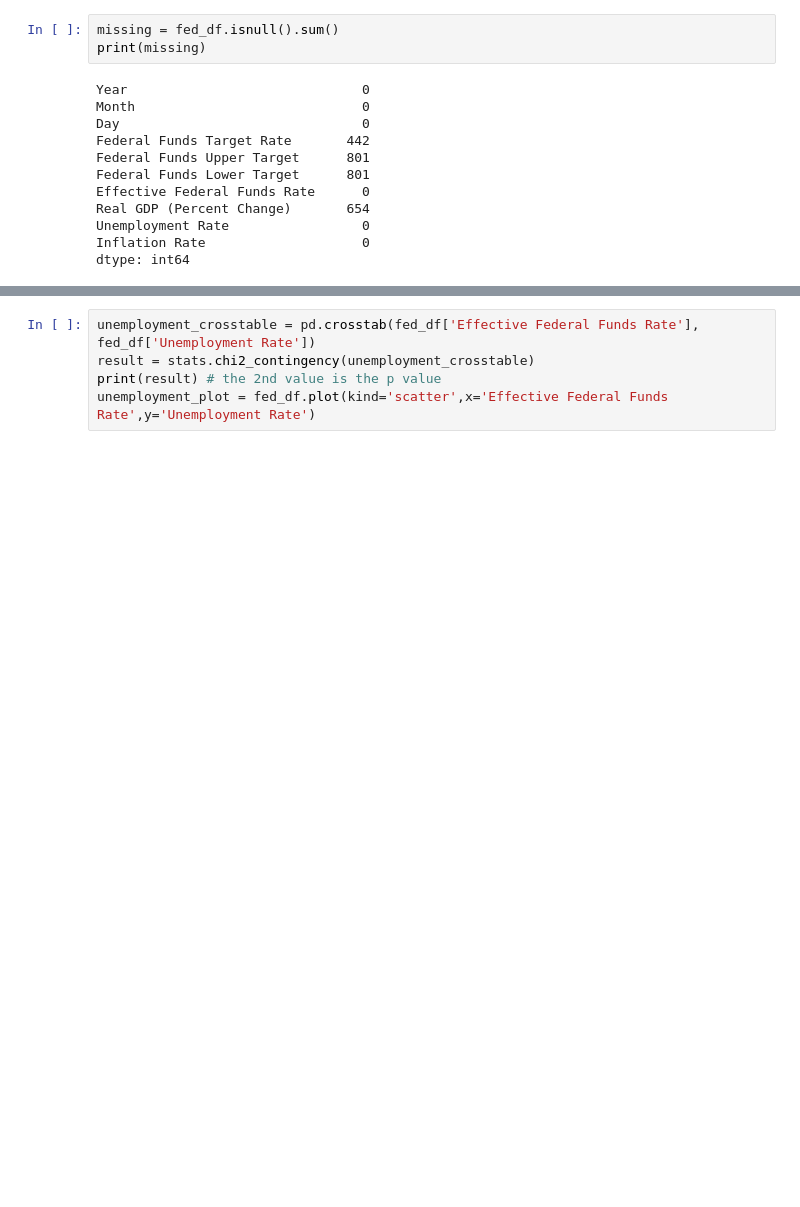
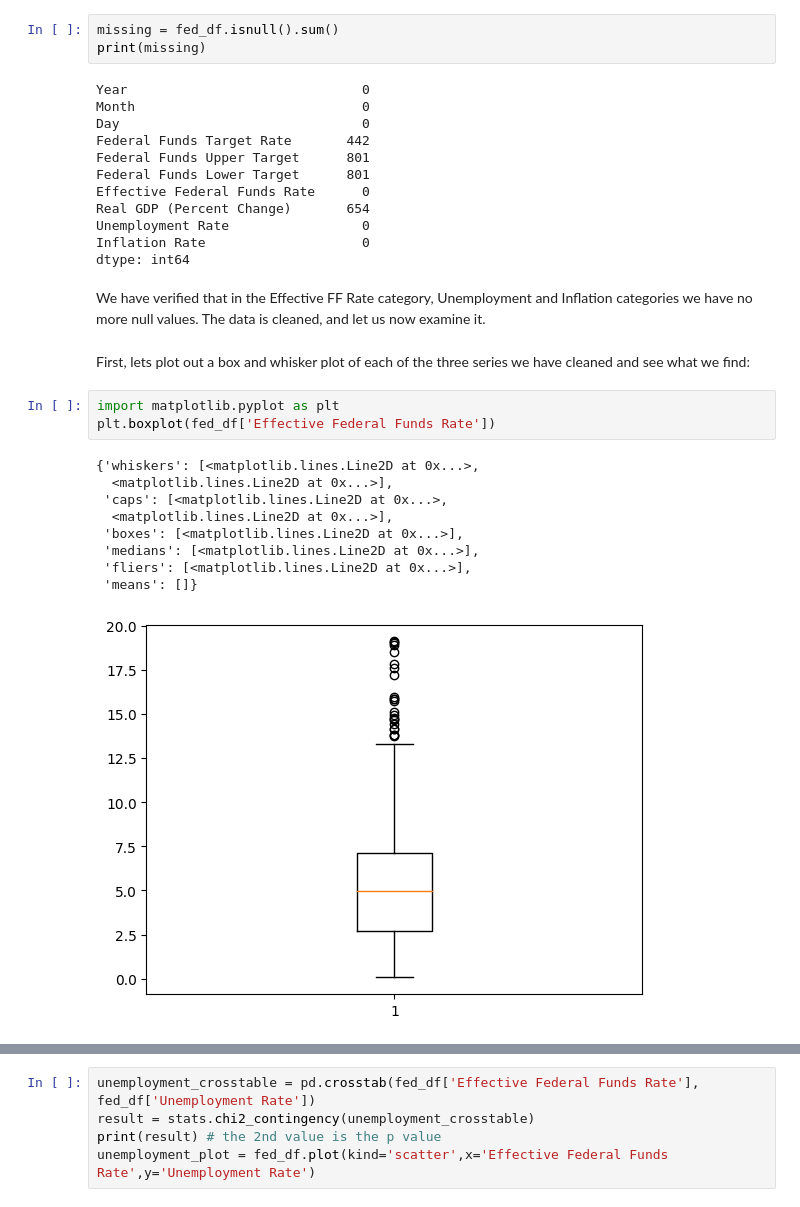
Before and after one commit to MosheKash/CMSC320FinalProject, a Jupyter notebook: Final_Project.ipynb, the cells around one changed output, grey strips where cells are left out. Cells and saved outputs as stored; diff of their text form; blank space fills up the shorter version.

```diff
--- a/Final_Project.ipynb
+++ b/Final_Project.ipynb
@@ -179,3 +205,20 @@ Real GDP (Percent Change)       654
 Unemployment Rate                 0
 Inflation Rate                    0
 dtype: int64
+# %% [markdown]
+We have verified that in the Effective FF Rate category, Unemployment and Inflation categories we have no more null values. The data is cleaned, and let us now examine it.
+# %% [markdown]
+First, lets plot out a box and whisker plot of each of the three series we have cleaned and see what we find:
+# %%
+import matplotlib.pyplot as plt
+plt.boxplot(fed_df['Effective Federal Funds Rate'])
+# %% [output]
+{'whiskers': [<matplotlib.lines.Line2D at 0x...>,
+  <matplotlib.lines.Line2D at 0x...>],
+ 'caps': [<matplotlib.lines.Line2D at 0x...>,
+  <matplotlib.lines.Line2D at 0x...>],
+ 'boxes': [<matplotlib.lines.Line2D at 0x...>],
+ 'medians': [<matplotlib.lines.Line2D at 0x...>],
+ 'fliers': [<matplotlib.lines.Line2D at 0x...>],
+ 'means': []}
+[figure, added]
```
Also changed, not shown: parts of 64 cells of this notebook.
